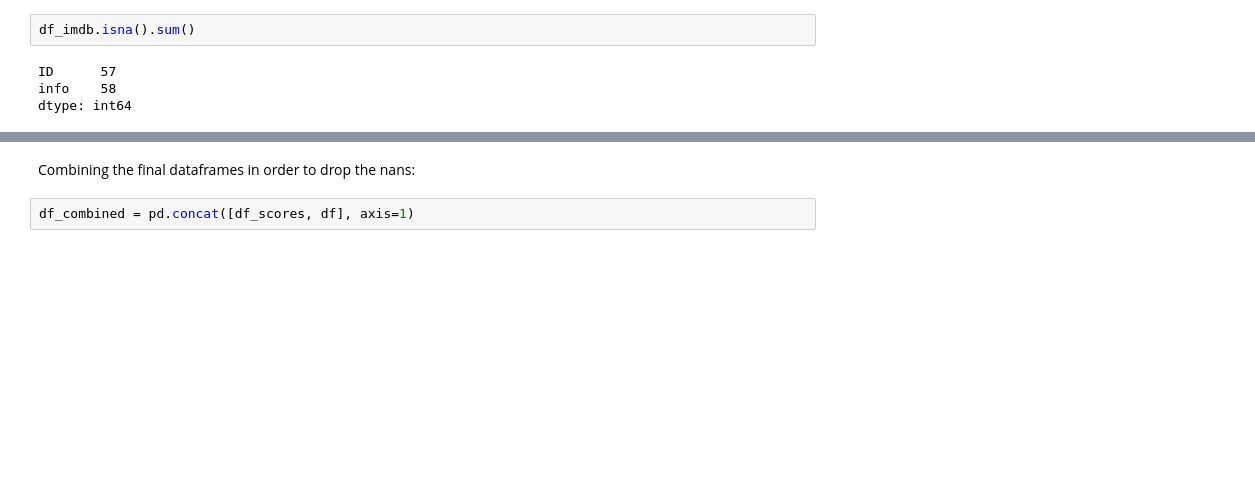
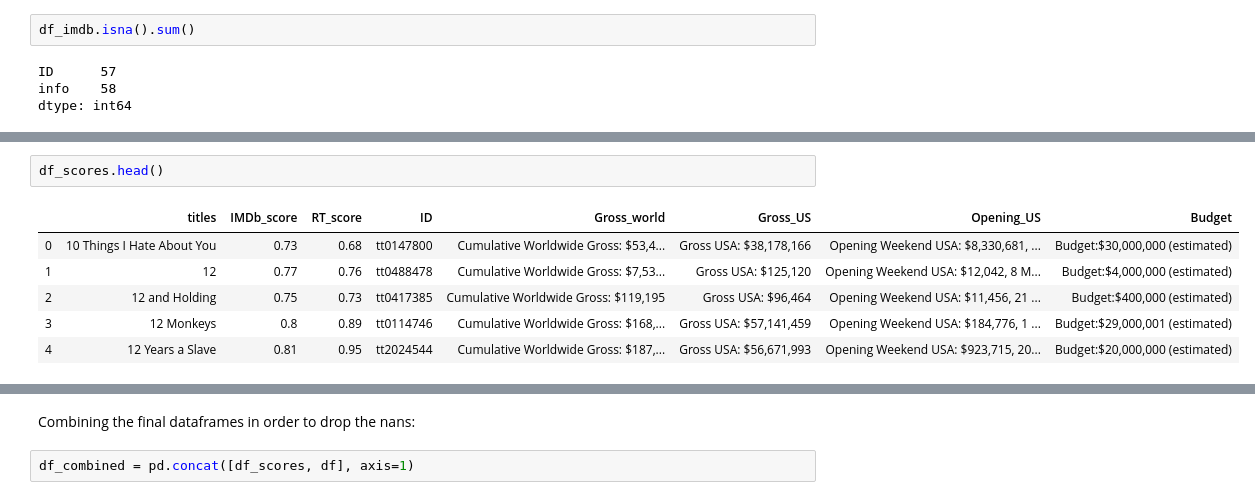
Before and after one commit to lougeo/NLP_Movie_Scripts, a Jupyter notebook: Notebooks/EDA.ipynb, the cells around one changed output, grey strips where cells are left out. Saved outputs shown, nothing was run; the diff lists cells and outputs as text; blank space fills up the shorter version.

```diff
--- a/Notebooks/EDA.ipynb
+++ b/Notebooks/EDA.ipynb
@@ -446,0 +452,9 @@ dtype: int64
+# %%
+df_scores.head()
+# %% [output]
+|  | titles | IMDb_score | RT_score | ID | Gross_world | Gross_US | Opening_US | Budget |
+| 0 | 10 Things I Hate About You | 0.73 | 0.68 | tt0147800 | Cumulative Worldwide Gross: $53,4... | Gross USA: $38,178,166 | Opening Weekend USA: $8,330,681, ... | Budget:$30,000,000 (estimated) |
+| 1 | 12 | 0.77 | 0.76 | tt0488478 | Cumulative Worldwide Gross: $7,53... | Gross USA: $125,120 | Opening Weekend USA: $12,042, 8 M... | Budget:$4,000,000 (estimated) |
+| 2 | 12 and Holding | 0.75 | 0.73 | tt0417385 | Cumulative Worldwide Gross: $119,195 | Gross USA: $96,464 | Opening Weekend USA: $11,456, 21 ... | Budget:$400,000 (estimated) |
+| 3 | 12 Monkeys | 0.8 | 0.89 | tt0114746 | Cumulative Worldwide Gross: $168,... | Gross USA: $57,141,459 | Opening Weekend USA: $184,776, 1 ... | Budget:$29,000,001 (estimated) |
+| 4 | 12 Years a Slave | 0.81 | 0.95 | tt2024544 | Cumulative Worldwide Gross: $187,... | Gross USA: $56,671,993 | Opening Weekend USA: $923,715, 20... | Budget:$20,000,000 (estimated) |
```
Also changed, not shown: parts of 42 cells of this notebook.
